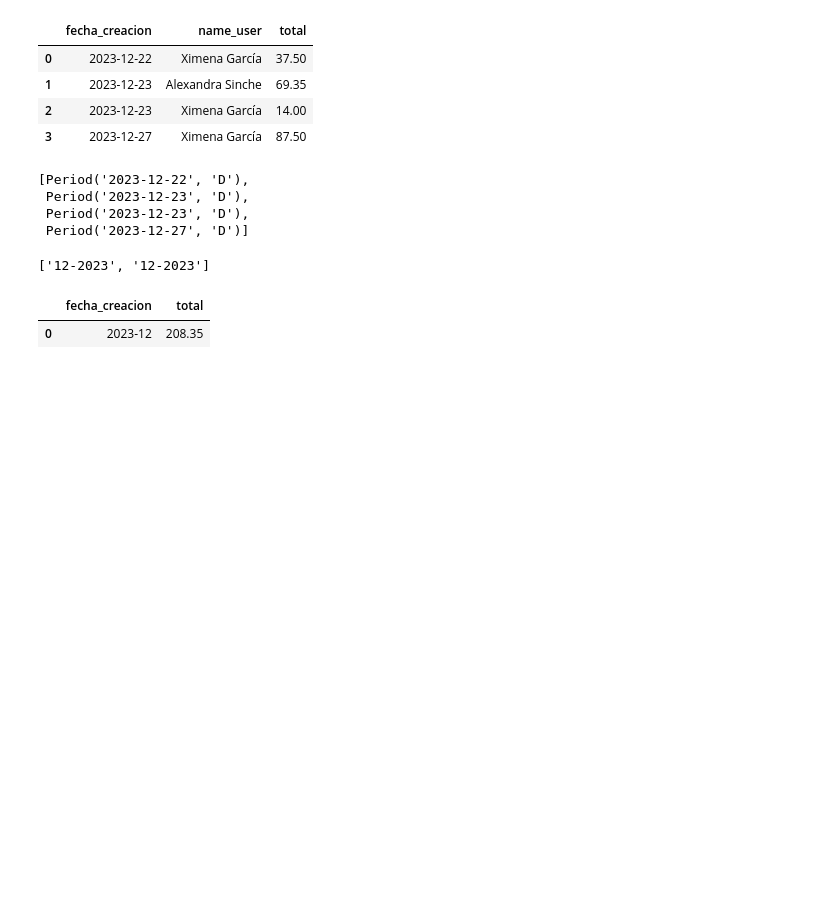
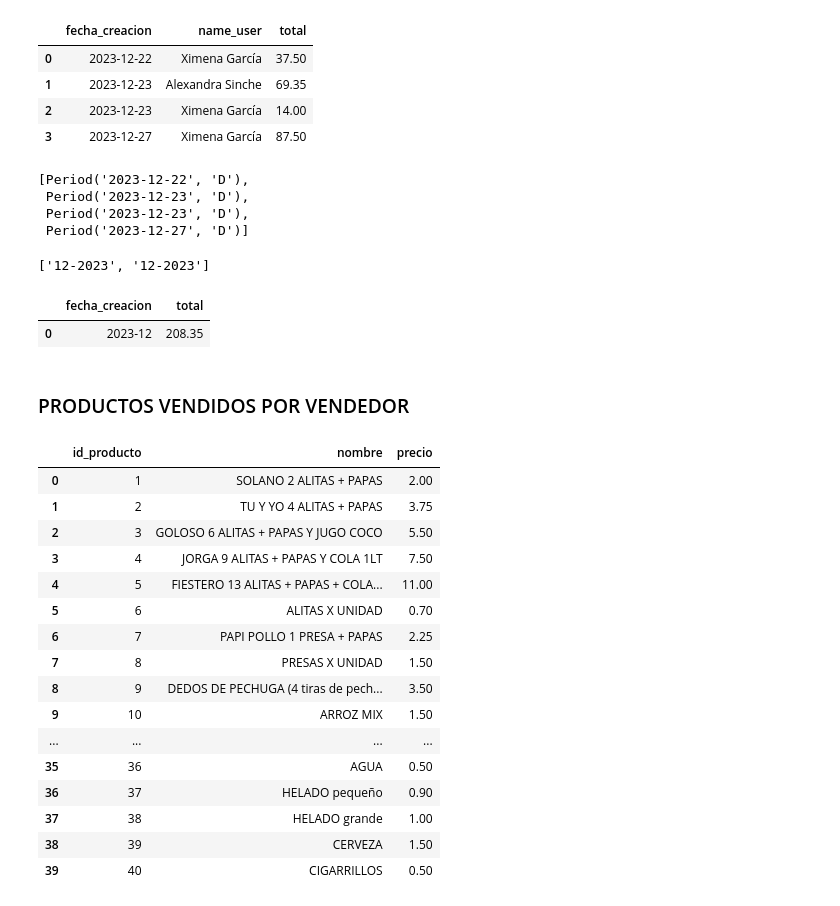
Before and after one commit to javierwo/alitas, a Jupyter notebook: app.ipynb, the cells around one changed output. Drawn from its saved outputs; the diff is of its cells as text; code cells hidden in the pictures; blank space fills up the shorter version.

Commit message:
updated user requirements

```diff
--- a/app.ipynb
+++ b/app.ipynb
@@ -163,3 +163,36 @@ monthly_user_sales
 # %% [output]
 |  | fecha_creacion | total |
 | 0 | 2023-12 | 208.35 |
+# %% [markdown]
+### PRODUCTOS VENDIDOS POR VENDEDOR
+# %%
+with alchemyEngine.connect() as dbConnection:
+  VENTAS_PRODUCTOS = pd.read_sql(
+    "select pv.id_producto_fk, pv.cantidad, pv.total, u.name_user, v.fecha_creacion from productos_ventas pv left join productos p on p.id_producto = pv.id_producto_fk left join ventas v on pv.id_venta_fk  = v.id_venta left join usuarios u on v.id_usuario_fk = u.id_usuario",
+    dbConnection,
+  )
+
+  ALL_PRODUCTS = pd.read_sql(
+    "select id_producto, nombre, precio from productos p",
+    dbConnection,
+  )
+# %%
+ALL_PRODUCTS
+# %% [output]
+|  | id_producto | nombre | precio |
+| 0 | 1 | SOLANO 2 ALITAS + PAPAS | 2.00 |
+| 1 | 2 | TU Y YO 4 ALITAS + PAPAS | 3.75 |
+| 2 | 3 | GOLOSO 6 ALITAS + PAPAS Y JUGO COCO | 5.50 |
+| 3 | 4 | JORGA 9 ALITAS + PAPAS Y COLA 1LT | 7.50 |
+| 4 | 5 | FIESTERO 13 ALITAS + PAPAS + COLA... | 11.00 |
+| 5 | 6 | ALITAS X UNIDAD | 0.70 |
+| 6 | 7 | PAPI POLLO 1 PRESA + PAPAS | 2.25 |
+| 7 | 8 | PRESAS X UNIDAD | 1.50 |
+| 8 | 9 | DEDOS DE PECHUGA (4 tiras de pech... | 3.50 |
+| 9 | 10 | ARROZ MIX | 1.50 |
+| ... | ... | ... | ... |
+| 35 | 36 | AGUA | 0.50 |
+| 36 | 37 | HELADO pequeño | 0.90 |
+| 37 | 38 | HELADO grande | 1.00 |
+| 38 | 39 | CERVEZA | 1.50 |
+| 39 | 40 | CIGARRILLOS | 0.50 |
```
Also changed, not shown: parts of 5 cells of this notebook, 7 other files.
